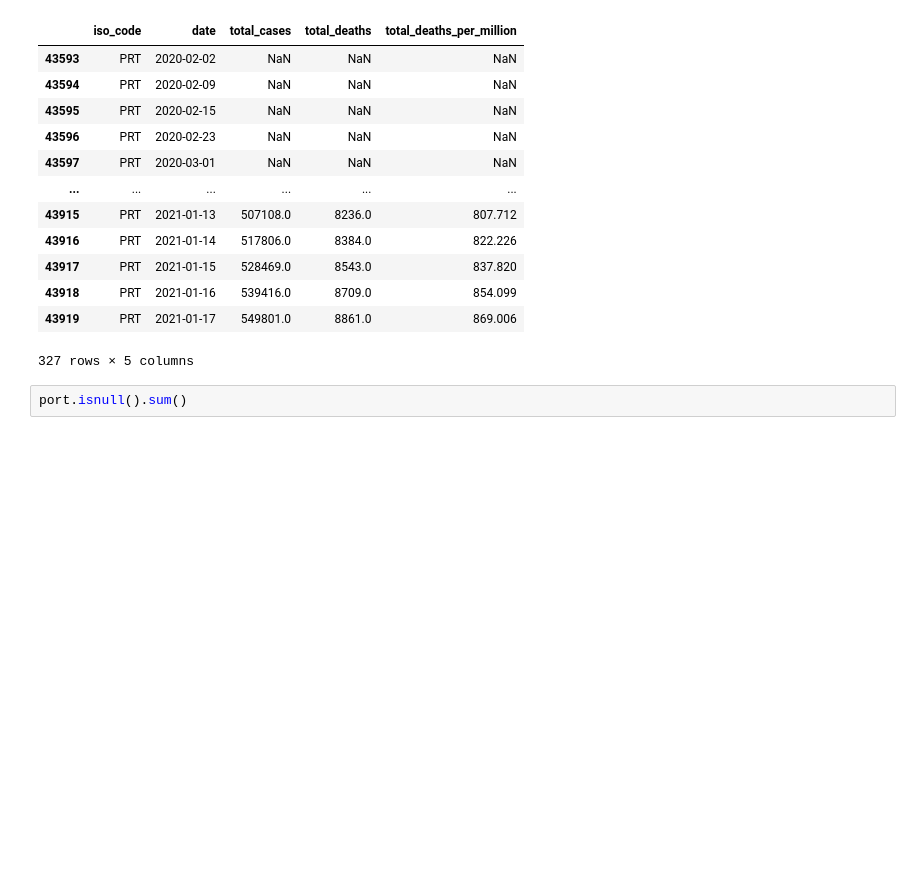
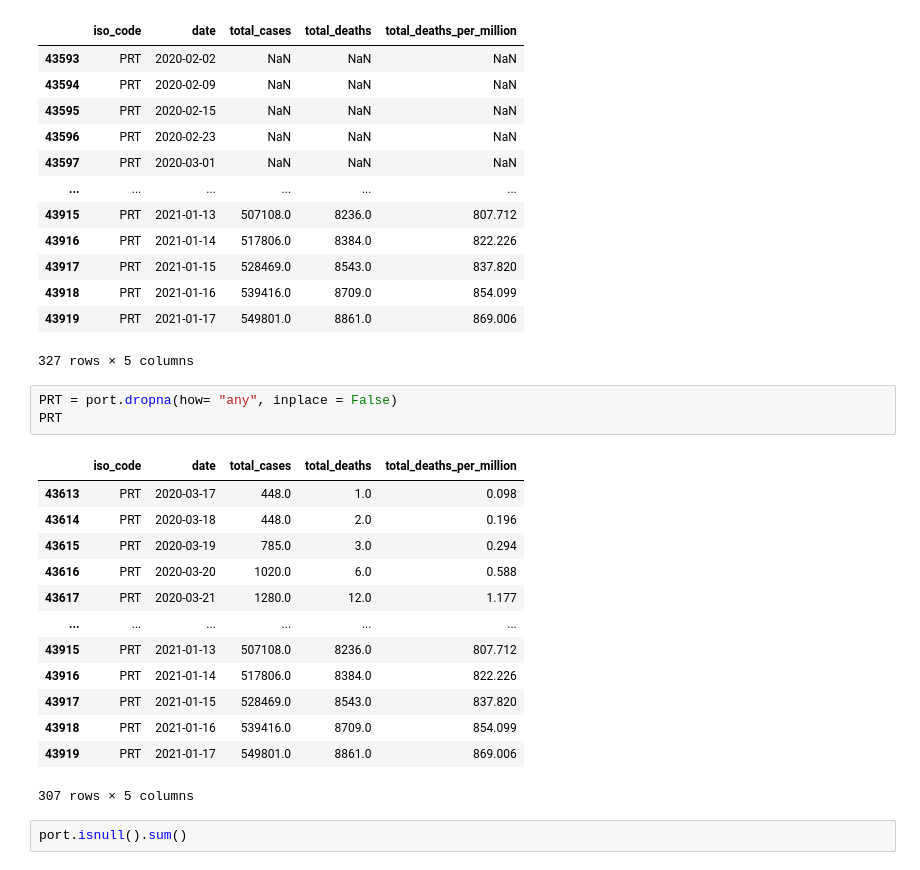
Before and after one commit to AriadnaPuigventos/GroupD_Covid19, a Jupyter notebook: notebooks/Ariadna.ipynb, the cells around one changed output. Cells and saved outputs as stored; diff of their text form; blank space fills up the shorter version.

```diff
--- a/notebooks/Ariadna.ipynb
+++ b/notebooks/Ariadna.ipynb
@@ -116,6 +153,23 @@ port
 | 43918 | PRT | 2021-01-16 | 539416.0 | 8709.0 | 854.099 |
 | 43919 | PRT | 2021-01-17 | 549801.0 | 8861.0 | 869.006 |
 327 rows × 5 columns
+# %%
+PRT = port.dropna(how= "any", inplace = False)
+PRT
+# %% [output]
+|  | iso_code | date | total_cases | total_deaths | total_deaths_per_million |
+| 43613 | PRT | 2020-03-17 | 448.0 | 1.0 | 0.098 |
+| 43614 | PRT | 2020-03-18 | 448.0 | 2.0 | 0.196 |
+| 43615 | PRT | 2020-03-19 | 785.0 | 3.0 | 0.294 |
+| 43616 | PRT | 2020-03-20 | 1020.0 | 6.0 | 0.588 |
+| 43617 | PRT | 2020-03-21 | 1280.0 | 12.0 | 1.177 |
+| ... | ... | ... | ... | ... | ... |
+| 43915 | PRT | 2021-01-13 | 507108.0 | 8236.0 | 807.712 |
+| 43916 | PRT | 2021-01-14 | 517806.0 | 8384.0 | 822.226 |
+| 43917 | PRT | 2021-01-15 | 528469.0 | 8543.0 | 837.820 |
+| 43918 | PRT | 2021-01-16 | 539416.0 | 8709.0 | 854.099 |
+| 43919 | PRT | 2021-01-17 | 549801.0 | 8861.0 | 869.006 |
+307 rows × 5 columns
 # %%
 port.isnull().sum()
 # %% [output]
```
Also changed, not shown: parts of 17 cells of this notebook, 2 other files.
